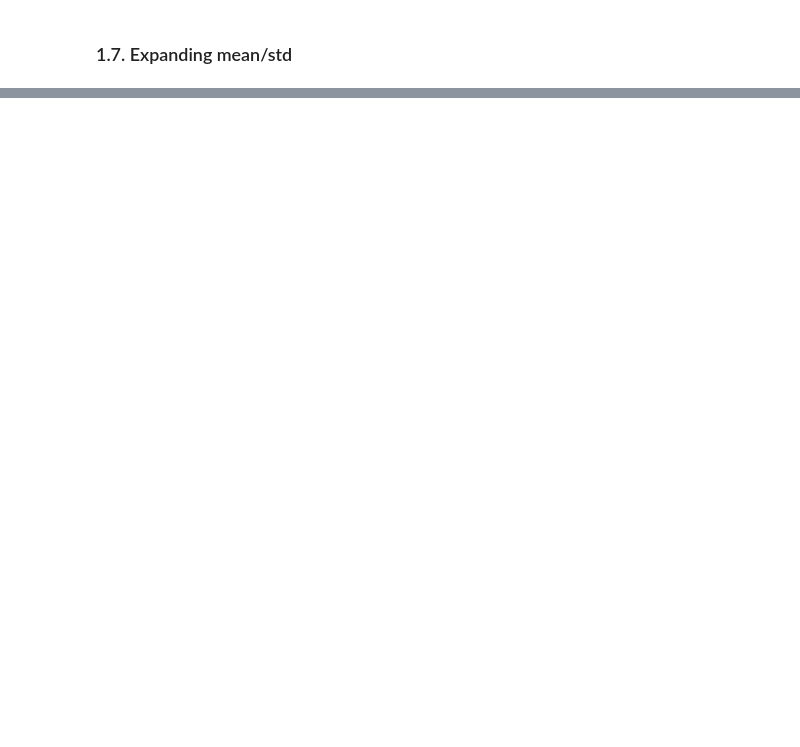
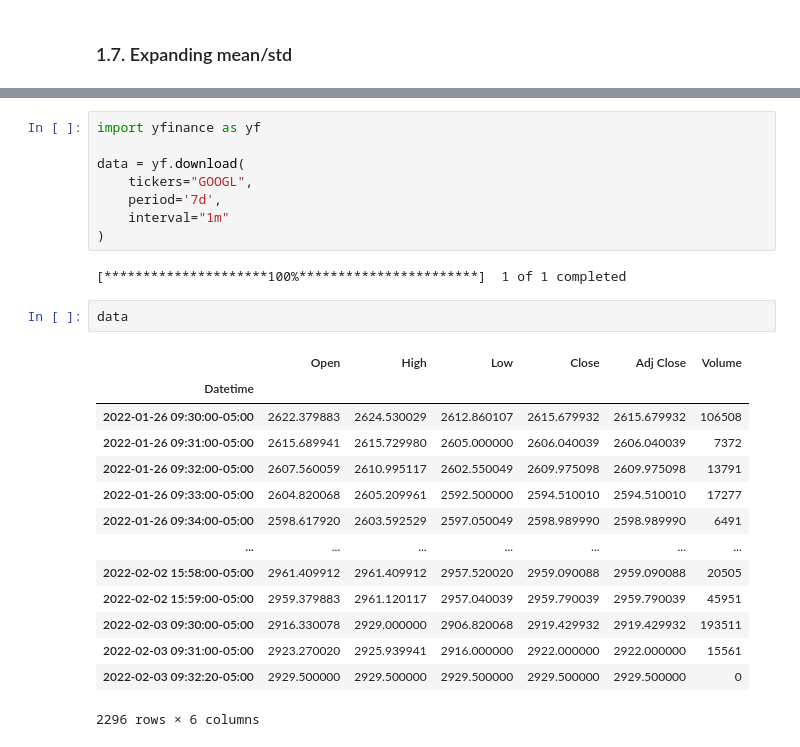
Before and after one commit to AaronOS0/machineLearning_cheatsheet, a Jupyter notebook: TimeSeries/ts_financial.ipynb, the cells around one changed output, grey strips where cells are left out. Saved outputs shown, nothing was run; the diff lists cells and outputs as text; blank space fills up the shorter version.

```diff
--- a/TimeSeries/ts_financial.ipynb
+++ b/TimeSeries/ts_financial.ipynb
@@ -222,3 +222,30 @@ close_expanding['Expanding Std'] = OHCL_df["Close"].expanding().std()
 line_plot(close_expanding, "Expanding mean/std value of close price")
 # %% [output]
 [interactive output not drawn]
+# %%
+import yfinance as yf
+
+data = yf.download(
+    tickers="GOOGL",
+    period='7d',
+    interval="1m"
+)
+# %% [output]
+[*********************100%***********************]  1 of 1 completed
+# %%
+data
+# %% [output]
+|  | Open | High | Low | Close | Adj Close | Volume |
+| Datetime |  |  |  |  |  |  |
+| 2022-01-26 09:30:00-05:00 | 2622.379883 | 2624.530029 | 2612.860107 | 2615.679932 | 2615.679932 | 106508 |
+| 2022-01-26 09:31:00-05:00 | 2615.689941 | 2615.729980 | 2605.000000 | 2606.040039 | 2606.040039 | 7372 |
+| 2022-01-26 09:32:00-05:00 | 2607.560059 | 2610.995117 | 2602.550049 | 2609.975098 | 2609.975098 | 13791 |
+| 2022-01-26 09:33:00-05:00 | 2604.820068 | 2605.209961 | 2592.500000 | 2594.510010 | 2594.510010 | 17277 |
+| 2022-01-26 09:34:00-05:00 | 2598.617920 | 2603.592529 | 2597.050049 | 2598.989990 | 2598.989990 | 6491 |
+| ... | ... | ... | ... | ... | ... | ... |
+| 2022-02-02 15:58:00-05:00 | 2961.409912 | 2961.409912 | 2957.520020 | 2959.090088 | 2959.090088 | 20505 |
+| 2022-02-02 15:59:00-05:00 | 2959.379883 | 2961.120117 | 2957.040039 | 2959.790039 | 2959.790039 | 45951 |
+| 2022-02-03 09:30:00-05:00 | 2916.330078 | 2929.000000 | 2906.820068 | 2919.429932 | 2919.429932 | 193511 |
+| 2022-02-03 09:31:00-05:00 | 2923.270020 | 2925.939941 | 2916.000000 | 2922.000000 | 2922.000000 | 15561 |
+| 2022-02-03 09:32:20-05:00 | 2929.500000 | 2929.500000 | 2929.500000 | 2929.500000 | 2929.500000 | 0 |
+2296 rows × 6 columns
```
Also changed, not shown: parts of 1 cell of this notebook.
